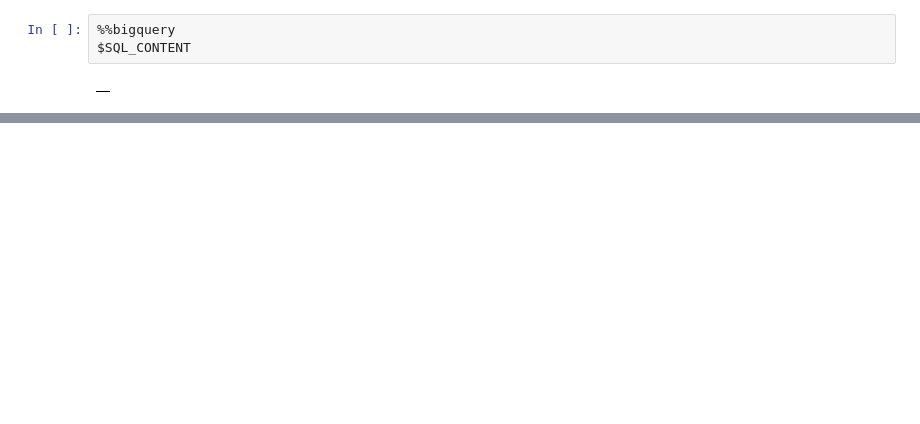
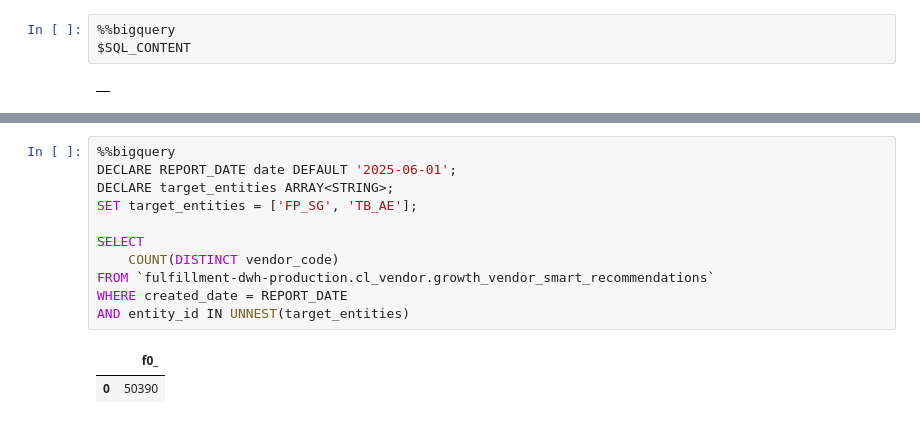
Before and after one commit to pdoupe/ad_hoc, a Jupyter notebook: cohorts/notebooks/create_data.ipynb, the cells around one changed output, grey strips where cells are left out. Saved outputs shown, nothing was run; the diff lists cells and outputs as text; blank space fills up the shorter version.

```diff
--- a/cohorts/notebooks/create_data.ipynb
+++ b/cohorts/notebooks/create_data.ipynb
@@ -31,0 +58,14 @@ $SQL_CONTENT
+# %%
+%%bigquery
+DECLARE REPORT_DATE date DEFAULT '2025-06-01';
+DECLARE target_entities ARRAY<STRING>;
+SET target_entities = ['FP_SG', 'TB_AE'];
+
+SELECT
+    COUNT(DISTINCT vendor_code)
+FROM `fulfillment-dwh-production.cl_vendor.growth_vendor_smart_recommendations`
+WHERE created_date = REPORT_DATE
+AND entity_id IN UNNEST(target_entities)
+# %% [output]
+|  | f0_ |
+| 0 | 50390 |
```
Also changed, not shown: parts of 7 cells of this notebook, 5 other files.
